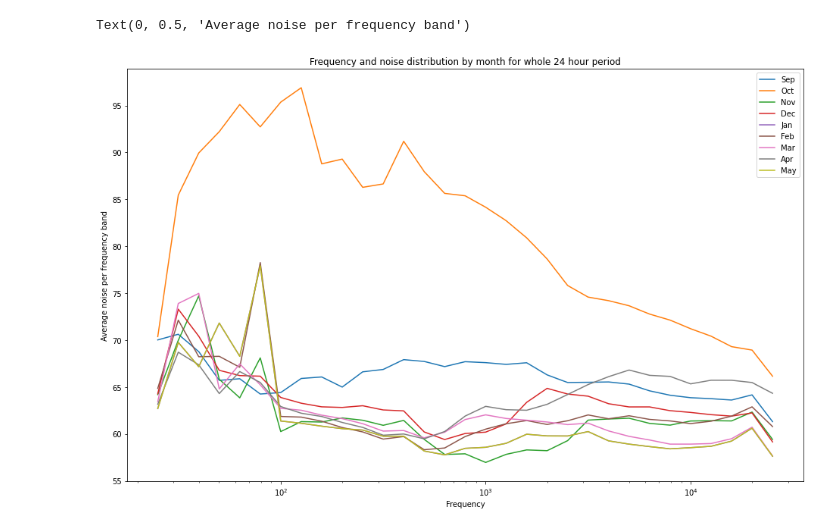
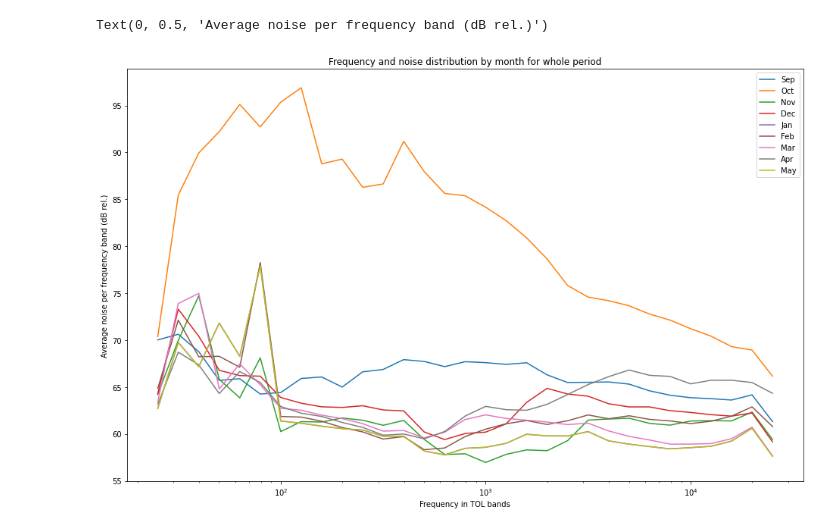
Before and after one commit to johndpope/acoustic_transients, a Jupyter notebook: Frequency_distribution_of_noise.ipynb, the cells around one changed output. Saved outputs shown, nothing was run; the diff lists cells and outputs as text; code cells hidden in the pictures.

```diff
--- a/Frequency_distribution_of_noise.ipynb
+++ b/Frequency_distribution_of_noise.ipynb
@@ -39,31 +43,31 @@ jun = d['June']
 # %%
 fig,ax = plt.subplots(figsize=(16,10))
 
 #frequencies as floats
 freq = sep.drop(['broadband_SPL', 'background', 'loud', 'transient'], axis=1).columns.to_numpy()
 freq = freq.astype(np.float)
 
 k = -1
 for name in [sep, oct, nov, dec, jan, feb, mar, apr, may]:
 
     # k is random counter for labels on plot
     k = k+1
     labels = ['Sep', 'Oct', 'Nov','Dec', 'Jan', 'Feb', 'Mar', 'Apr', 'May']
 
     #average noise of each frequency band within a 'transient' event
     freq_avgs = name.drop(['broadband_SPL', 'background', 'loud', 'transient'], axis=1).mean(axis=0)
 
     #create a dataframe to plot
     freq_dist = pd.DataFrame({'Freq':freq, 'Average Noise':freq_avgs})
     ax.plot(freq_dist['Freq'], freq_dist['Average Noise'], label=labels[k])
     ax.set_xscale('log')
 
 plt.legend()
 
-plt.title('Frequency and noise distribution by month for whole 24 hour period')
-plt.xlabel('Frequency')
-plt.ylabel('Average noise per frequency band')
+plt.title('Frequency and noise distribution by month for whole period')
+plt.xlabel('Frequency in TOL bands')
+plt.ylabel('Average noise per frequency band (dB rel.)')
 #plt.xlim(0,3000)
 # %% [output]
-Text(0, 0.5, 'Average noise per frequency band')
+Text(0, 0.5, 'Average noise per frequency band (dB rel.)')
-[figure, old version]
+[figure, new version]
```
Also changed, not shown: parts of 8 cells of this notebook.
